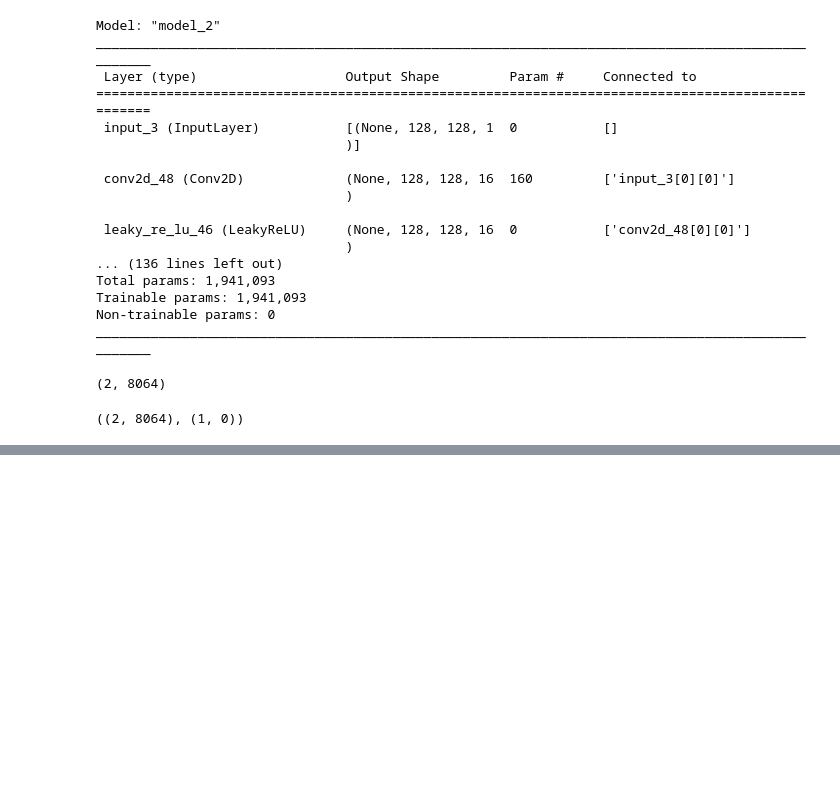
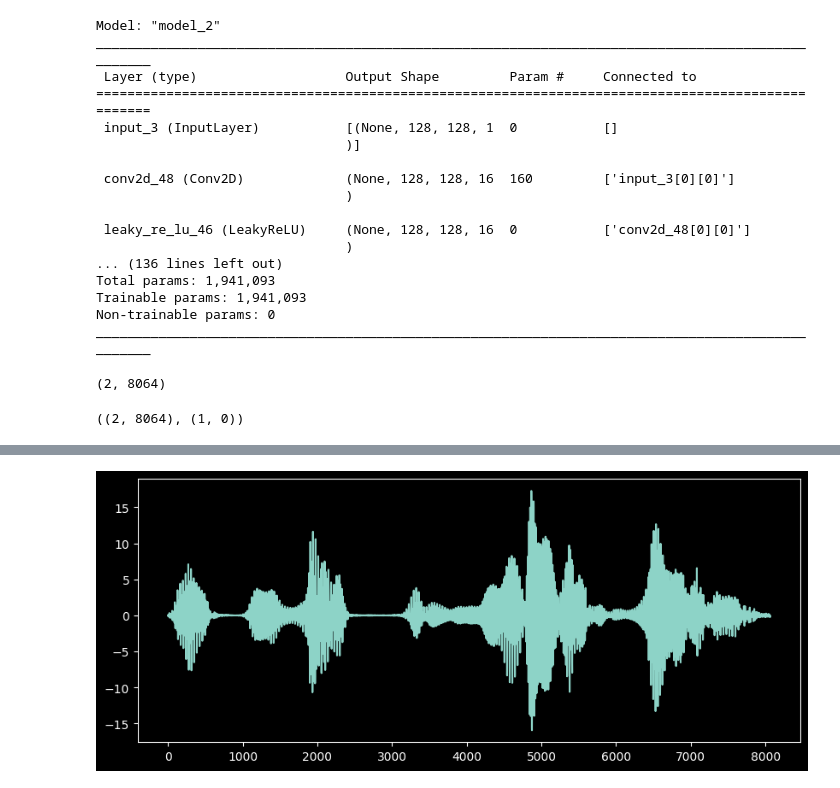
Before and after one commit to bameroncaird/deepsonar, a Jupyter notebook: autoencoder/test_pretrained_model.ipynb, the cells around one changed output, grey strips where cells are left out. Saved outputs shown, nothing was run; the diff lists cells and outputs as text; code cells hidden in the pictures; blank space fills up the shorter version.

```diff
--- a/autoencoder/test_pretrained_model.ipynb
+++ b/autoencoder/test_pretrained_model.ipynb
@@ -79,0 +123,7 @@ real_audio.shape, fake_audio.shape
+# %%
+recons_sum = audio_denoise_recons[0] + audio_denoise_recons[1]
+plt.figure(figsize=(10, 4))
+plt.plot(recons_sum)
+plt.show()
+# %% [output]
+[figure, added]
```
Also changed, not shown: parts of 9 cells of this notebook.
